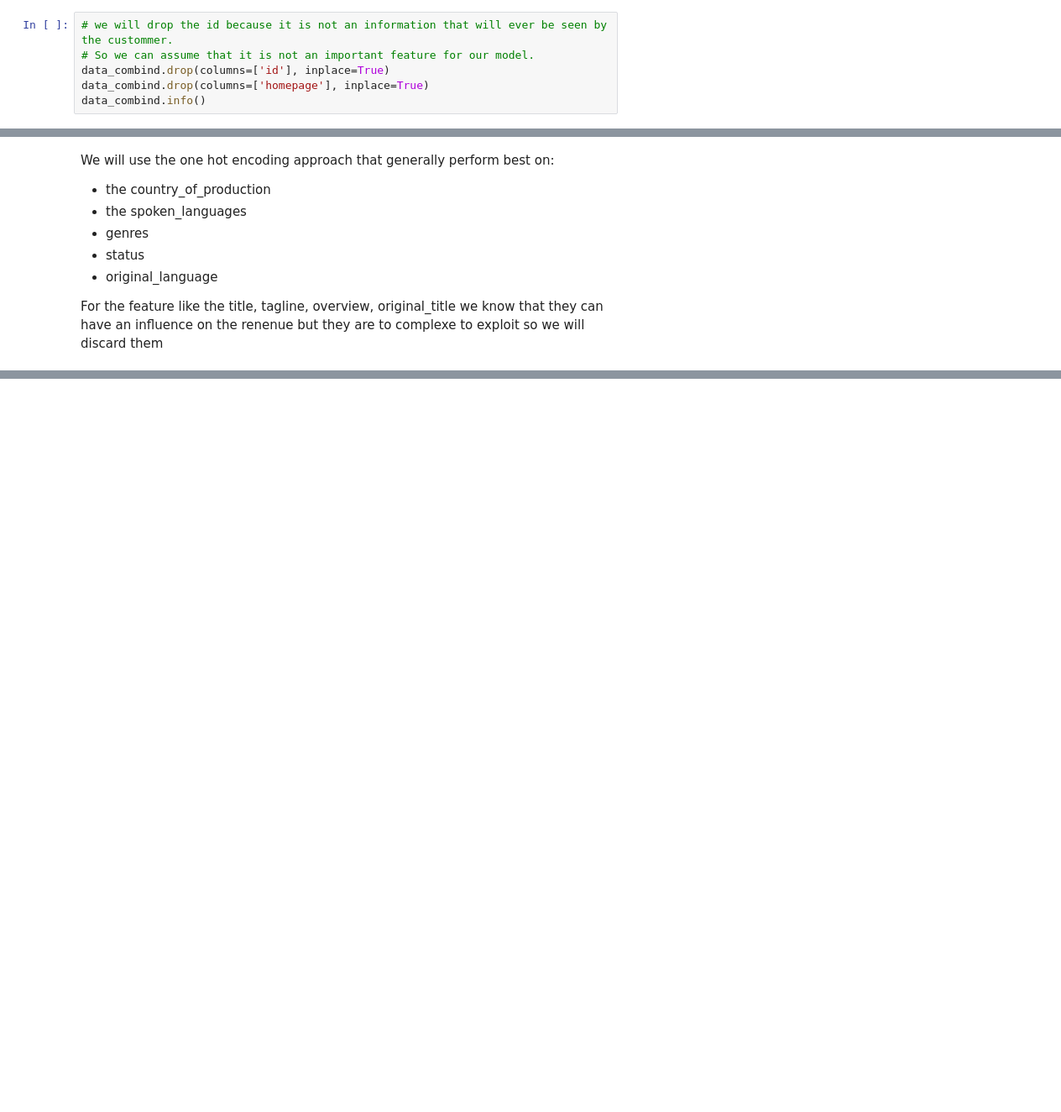
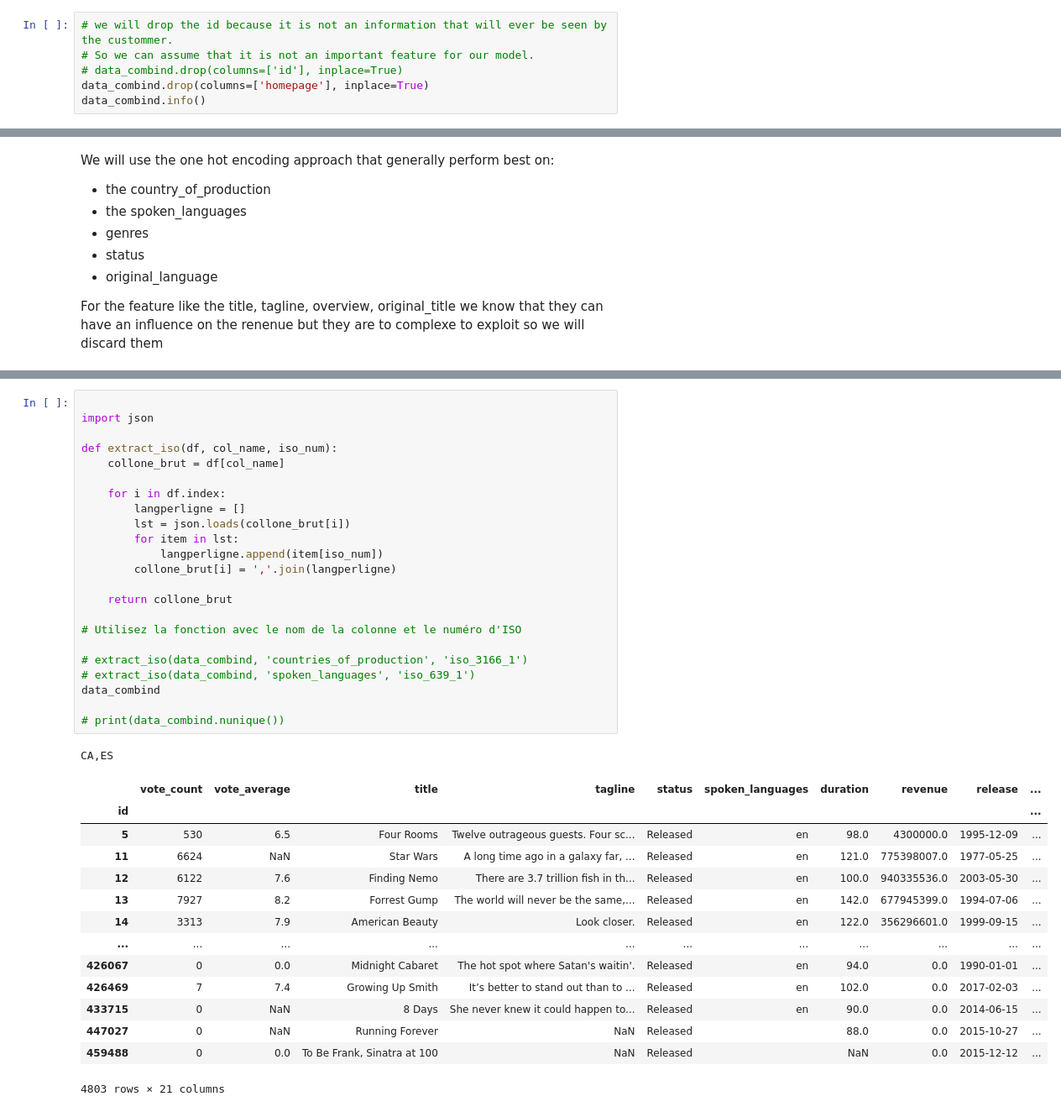
Before and after one commit to corentinmaillard/IA_Project, a Jupyter notebook: file.ipynb, the cells around one changed output, grey strips where cells are left out. Shown: that part at 84% size. Drawn from its saved outputs; the diff is of its cells as text; blank space fills up the shorter version.

Commit message:
finished extract function

```diff
--- a/file.ipynb
+++ b/file.ipynb
@@ -132,7 +140,7 @@ dtype: int64
 # %%
 # we will drop the id because it is not an information that will ever be seen by the custommer.
 # So we can assume that it is not an important feature for our model.
-data_combind.drop(columns=['id'], inplace=True)
+# data_combind.drop(columns=['id'], inplace=True)
 data_combind.drop(columns=['homepage'], inplace=True)
 data_combind.info()
 # %% [output]
@@ -218,0 +202,39 @@ memory usage: 842.0+ KB
+# %%
+
+import json
+
+def extract_iso(df, col_name, iso_num):
+    collone_brut = df[col_name]
+
+    for i in df.index:
+        langperligne = []
+        lst = json.loads(collone_brut[i])
+        for item in lst:
+            langperligne.append(item[iso_num])
+        collone_brut[i] = ','.join(langperligne)
+
+    return collone_brut
+
+# Utilisez la fonction avec le nom de la colonne et le numéro d'ISO
+
+# extract_iso(data_combind, 'countries_of_production', 'iso_3166_1')
+# extract_iso(data_combind, 'spoken_languages', 'iso_639_1')
+data_combind
+
+# print(data_combind.nunique())
+# %% [output]
+CA,ES
+|  | vote_count | vote_average | title | tagline | status | spoken_languages | duration | revenue | release | ... |
+| id |  |  |  |  |  |  |  |  |  | ... |
+| 5 | 530 | 6.5 | Four Rooms | Twelve outrageous guests. Four sc... | Released | en | 98.0 | 4300000.0 | 1995-12-09 | ... |
+| 11 | 6624 | NaN | Star Wars | A long time ago in a galaxy far, ... | Released | en | 121.0 | 775398007.0 | 1977-05-25 | ... |
+| 12 | 6122 | 7.6 | Finding Nemo | There are 3.7 trillion fish in th... | Released | en | 100.0 | 940335536.0 | 2003-05-30 | ... |
+| 13 | 7927 | 8.2 | Forrest Gump | The world will never be the same,... | Released | en | 142.0 | 677945399.0 | 1994-07-06 | ... |
+| 14 | 3313 | 7.9 | American Beauty | Look closer. | Released | en | 122.0 | 356296601.0 | 1999-09-15 | ... |
+| ... | ... | ... | ... | ... | ... | ... | ... | ... | ... | ... |
+| 426067 | 0 | 0.0 | Midnight Cabaret | The hot spot where Satan's waitin'. | Released | en | 94.0 | 0.0 | 1990-01-01 | ... |
+| 426469 | 7 | 7.4 | Growing Up Smith | It’s better to stand out than to ... | Released | en | 102.0 | 0.0 | 2017-02-03 | ... |
+| 433715 | 0 | NaN | 8 Days | She never knew it could happen to... | Released | en | 90.0 | 0.0 | 2014-06-15 | ... |
+| 447027 | 0 | NaN | Running Forever | NaN | Released |  | 88.0 | 0.0 | 2015-10-27 | ... |
+| 459488 | 0 | 0.0 | To Be Frank, Sinatra at 100 | NaN | Released |  | NaN | 0.0 | 2015-12-12 | ... |
+4803 rows × 21 columns
```
Also changed, not shown: parts of 6 cells of this notebook.
